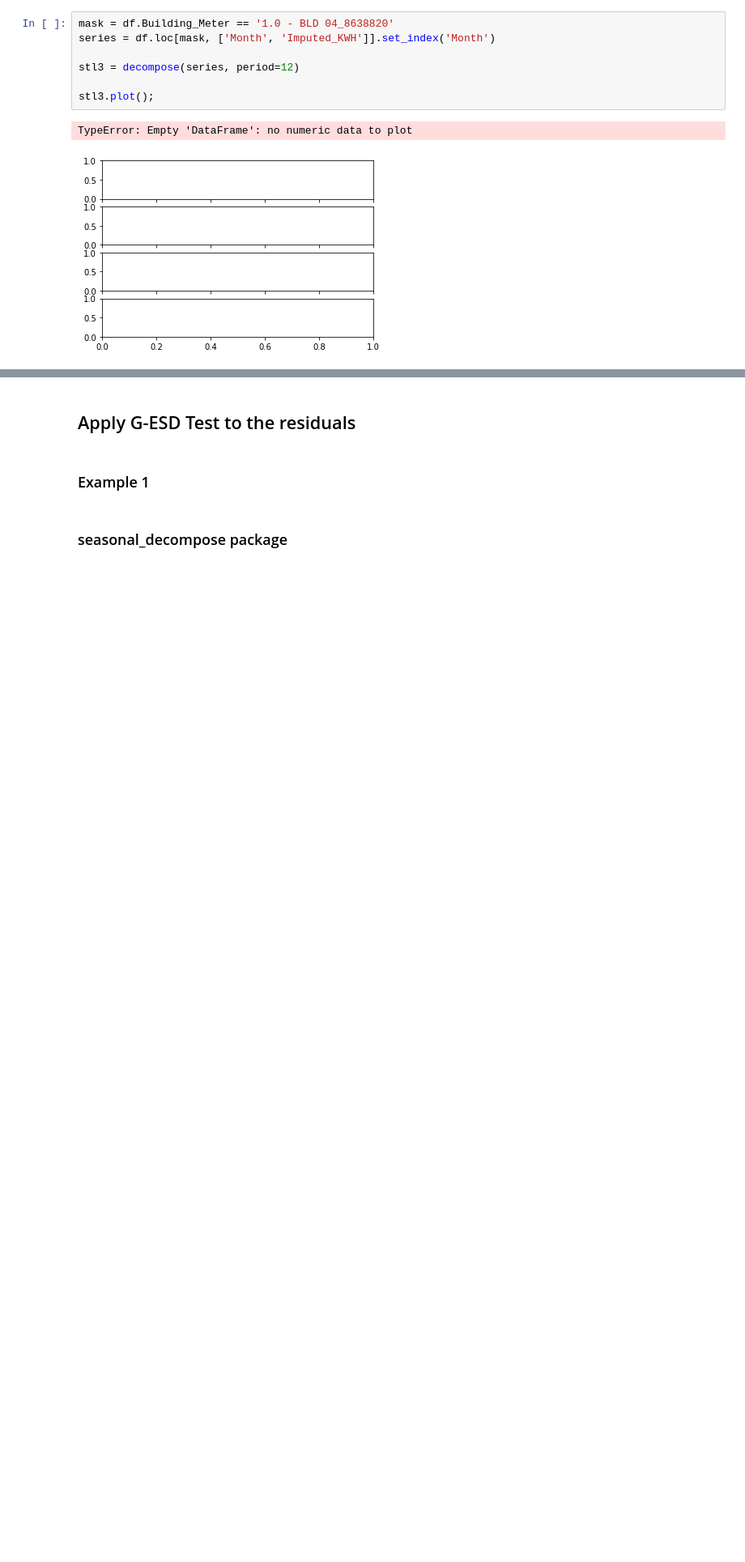
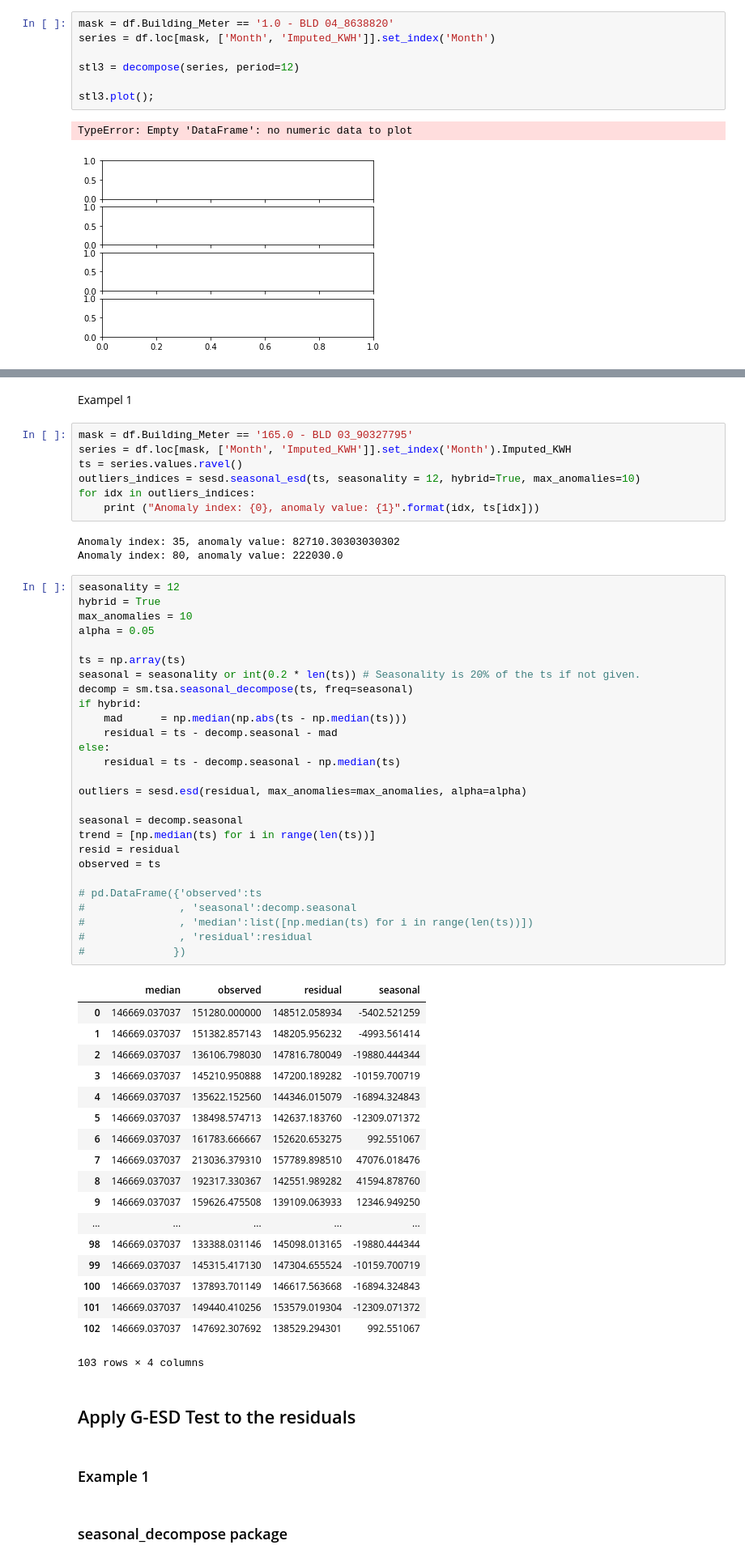
Before and after one commit to jasonfeiwang/Anomaly-Detectors, a Jupyter notebook: src/TS_Decomposition.ipynb, the cells around one changed output, grey strips where cells are left out. Shown at 81% size. Cells and saved outputs as stored; diff of their text form; blank space fills up the shorter version.

Commit message:
modify TS_Decomposition codes

```diff
--- a/src/TS_Decomposition.ipynb
+++ b/src/TS_Decomposition.ipynb
@@ -202,3 +266,61 @@ TypeError: Empty 'DataFrame': no numeric data to plot
+# %% [markdown]
+Exampel 1
+# %%
+mask = df.Building_Meter == '165.0 - BLD 03_90327795'
+series = df.loc[mask, ['Month', 'Imputed_KWH']].set_index('Month').Imputed_KWH
+ts = series.values.ravel()
+outliers_indices = sesd.seasonal_esd(ts, seasonality = 12, hybrid=True, max_anomalies=10)
+for idx in outliers_indices:
+    print ("Anomaly index: {0}, anomaly value: {1}".format(idx, ts[idx]))
+# %% [output]
+Anomaly index: 35, anomaly value: 82710.30303030302
+Anomaly index: 80, anomaly value: 222030.0
+# %%
+seasonality = 12
+hybrid = True
+max_anomalies = 10
+alpha = 0.05
+
+ts = np.array(ts)
+seasonal = seasonality or int(0.2 * len(ts)) # Seasonality is 20% of the ts if not given.
+decomp = sm.tsa.seasonal_decompose(ts, freq=seasonal)
+if hybrid:
+    mad      = np.median(np.abs(ts - np.median(ts)))
+    residual = ts - decomp.seasonal - mad
+else:
+    residual = ts - decomp.seasonal - np.median(ts)
+
+outliers = sesd.esd(residual, max_anomalies=max_anomalies, alpha=alpha)
+
+seasonal = decomp.seasonal
+trend = [np.median(ts) for i in range(len(ts))]
+resid = residual
+observed = ts
+
+# pd.DataFrame({'observed':ts
+#               , 'seasonal':decomp.seasonal
+#               , 'median':list([np.median(ts) for i in range(len(ts))])
+#               , 'residual':residual
+#              })
+# %% [output]
+|  | median | observed | residual | seasonal |
+| 0 | 146669.037037 | 151280.000000 | 148512.058934 | -5402.521259 |
+| 1 | 146669.037037 | 151382.857143 | 148205.956232 | -4993.561414 |
+| 2 | 146669.037037 | 136106.798030 | 147816.780049 | -19880.444344 |
+| 3 | 146669.037037 | 145210.950888 | 147200.189282 | -10159.700719 |
+| 4 | 146669.037037 | 135622.152560 | 144346.015079 | -16894.324843 |
+| 5 | 146669.037037 | 138498.574713 | 142637.183760 | -12309.071372 |
+| 6 | 146669.037037 | 161783.666667 | 152620.653275 | 992.551067 |
+| 7 | 146669.037037 | 213036.379310 | 157789.898510 | 47076.018476 |
+| 8 | 146669.037037 | 192317.330367 | 142551.989282 | 41594.878760 |
+| 9 | 146669.037037 | 159626.475508 | 139109.063933 | 12346.949250 |
+| ... | ... | ... | ... | ... |
+| 98 | 146669.037037 | 133388.031146 | 145098.013165 | -19880.444344 |
+| 99 | 146669.037037 | 145315.417130 | 147304.655524 | -10159.700719 |
+| 100 | 146669.037037 | 137893.701149 | 146617.563668 | -16894.324843 |
+| 101 | 146669.037037 | 149440.410256 | 153579.019304 | -12309.071372 |
+| 102 | 146669.037037 | 147692.307692 | 138529.294301 | 992.551067 |
+103 rows × 4 columns
 # %% [markdown]
 ## Apply G-ESD Test to the residuals
 # %% [markdown]
```
Also changed, not shown: parts of 15 cells of this notebook, 1 other file.
